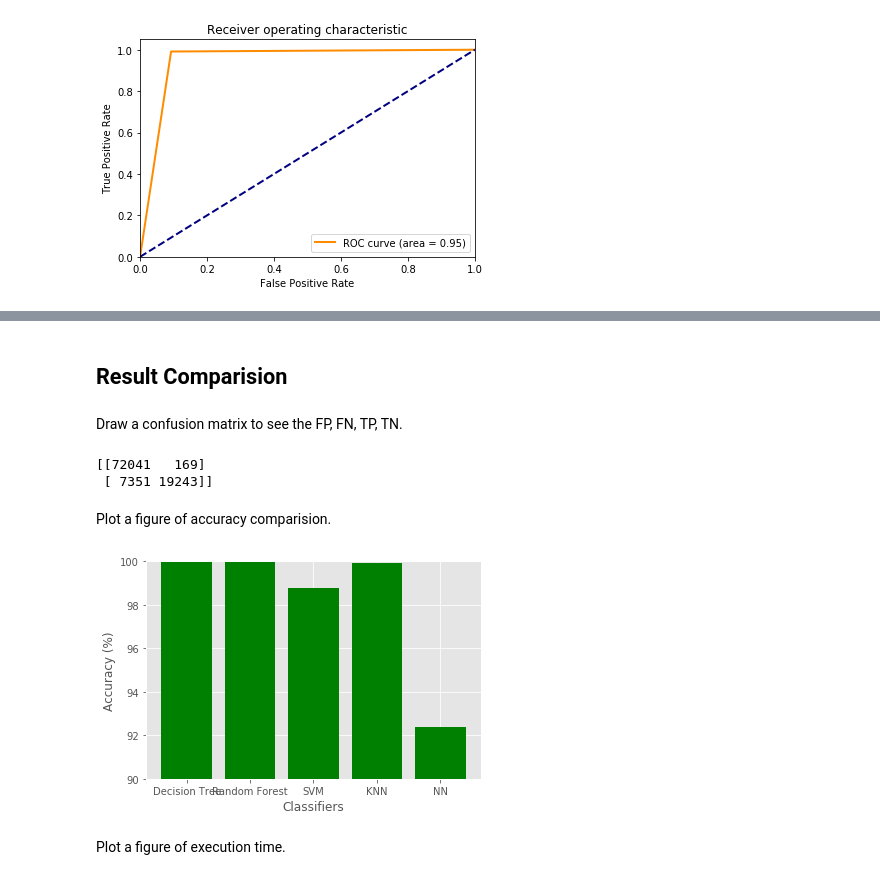
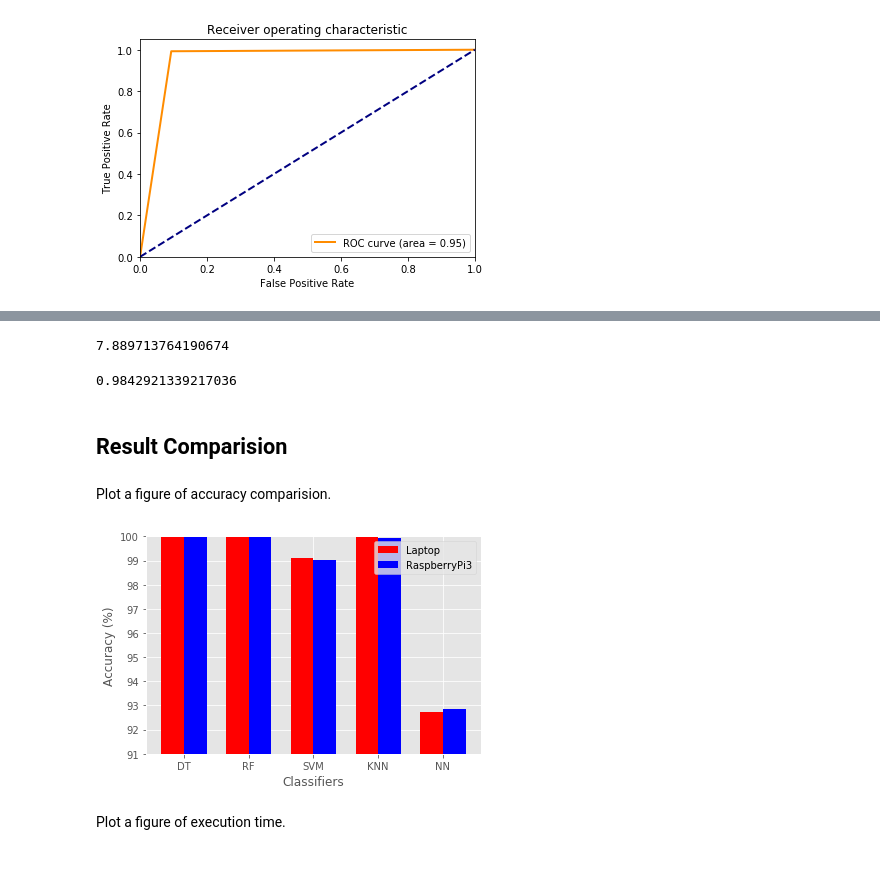
Before and after one commit to ohnoholly/Flow_Learning, a Jupyter notebook: Benchmark/KDD99_benchmark.ipynb, the cells around one changed output, grey strips where cells are left out. Drawn from its saved outputs; the diff is of its cells as text; code cells hidden in the pictures.

Commit message:
Replot the comparison figure and add LR

```diff
--- a/Benchmark/KDD99_benchmark.ipynb
+++ b/Benchmark/KDD99_benchmark.ipynb
@@ -391,30 +392,40 @@ plt.show()
+# %%
+from sklearn.linear_model import LogisticRegression
+start_time = time.time()
+clf = LogisticRegression(random_state=0, solver='lbfgs', multi_class='multinomial')
+clf.fit(train_x, train_y)
+rtime_NN = time.time() - start_time
+print(rtime_NN)
+# %% [output]
+7.889713764190674
+# %%
+ac_LR = clf.score(test_x, test_y)
+print(ac_LR)
+# %% [output]
+0.9842921339217036
 # %% [markdown]
 ## Result Comparision
-# %% [markdown]
-Draw a confusion matrix to see the FP, FN, TP, TN.
-# %%
-from sklearn.metrics import confusion_matrix
-print(confusion_matrix(prid, test_y))
-# %% [output]
-[[72041   169]
- [ 7351 19243]]
 # %% [markdown]
 Plot a figure of accuracy comparision.
 # %%
 accuracy = [ac_DT*100, ac_RF*100, ac_SVM*100, ac_KNN*100, ac_NN*100]
-classifier = ['Decision Tree', 'Random Forest', 'SVM', 'KNN', 'NN']
+rpi_ac = [0.9996*100, 0.9998*100, 0.9902*100, 0.9995*100, 0.9286*100]
+classifier = ['DT', 'RF', 'SVM', 'KNN', 'NN']
 plt.style.use('ggplot')
-x_pos = [i for i, _ in enumerate(classifier)]
+x = np.arange(len(classifier))
 low = min(accuracy)
 high = max(accuracy)
+width = 0.35  # the width of the bars
 plt.ylim([math.floor(low-0.2*(high-low)), math.floor(high+0.1*(high-low))])
-plt.bar(x_pos, accuracy, color='green')
+plt.bar(x-width/2, accuracy, color='red', width=width, label='Laptop')
+plt.bar(x+width/2, rpi_ac, color='blue', width=width, label='RaspberryPi3')
 plt.xlabel("Classifiers")
 plt.ylabel("Accuracy (%)")
+plt.legend()
 plt.xticks(x_pos, classifier)
 plt.show()
 # %% [output]
-[figure, old version]
+[figure, new version]
 # %% [markdown]
 Plot a figure of execution time.
 # %%
```
Also changed, not shown: parts of 15 cells of this notebook, 5 other files.
